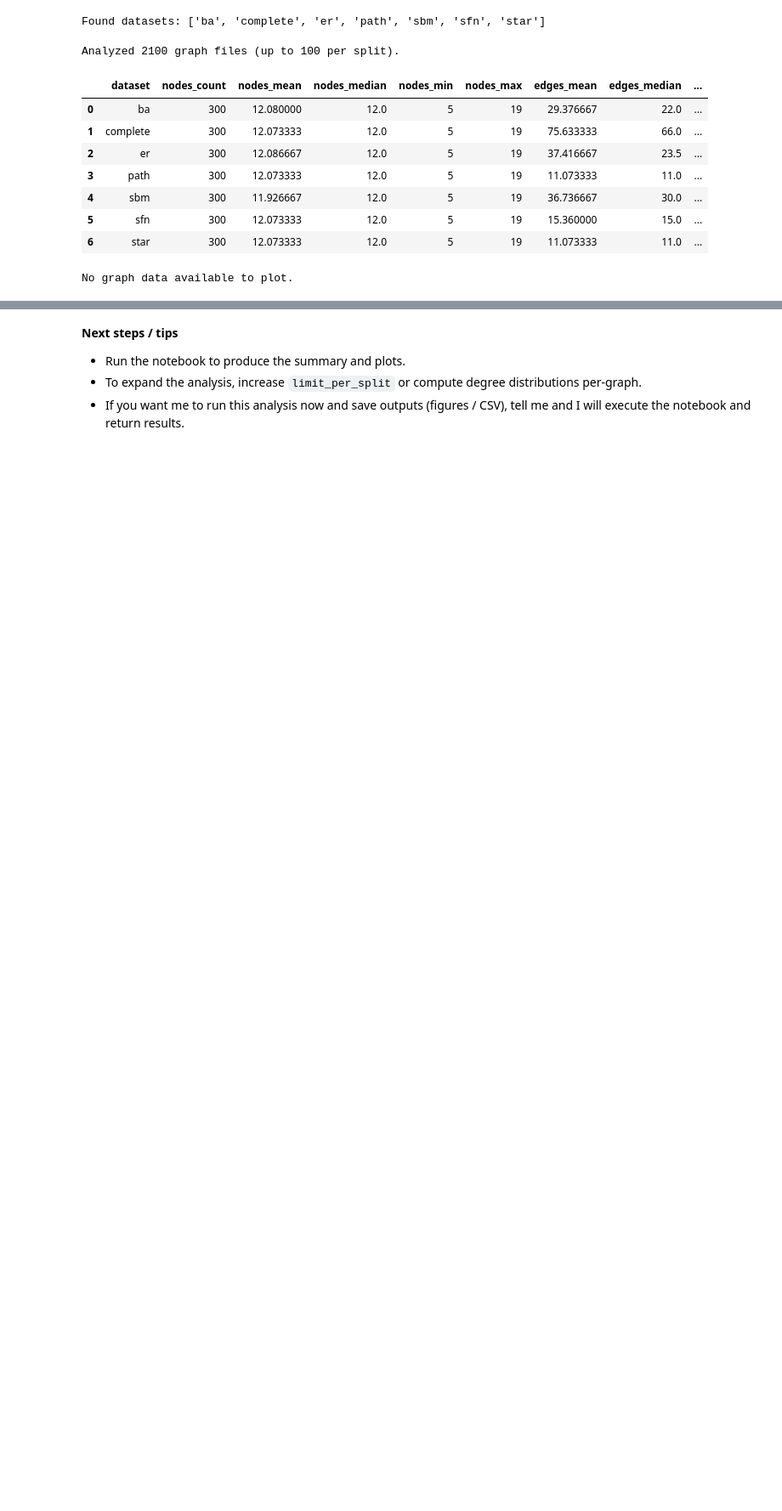
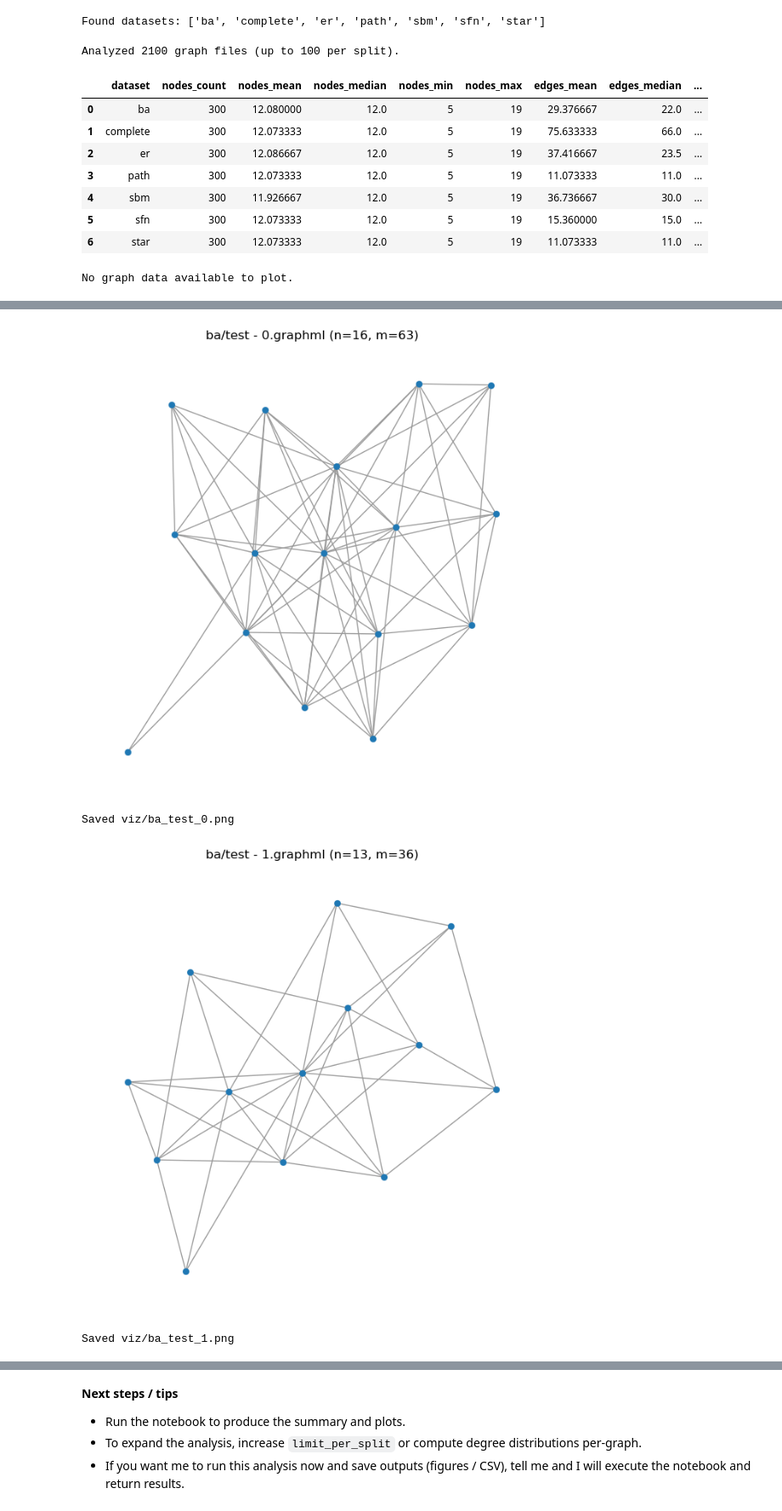
Before and after one commit to youngpark1516/graph-learning-benchmarks, a Jupyter notebook: notebooks/graph_analysis.ipynb, the cells around one changed output, grey strips where cells are left out. Shown at 85% size. Cells and saved outputs as stored; diff of their text form; code cells hidden in the pictures; blank space fills up the shorter version.

```diff
--- a/notebooks/graph_analysis.ipynb
+++ b/notebooks/graph_analysis.ipynb
@@ -142,35 +432,40 @@ No graph data available to plot.
 # %%
 # Visualize a few small graphs using networkx (up to 2 per dataset).
 from pathlib import Path
-viz_out = Path('notebooks/graph_viz_images')
+viz_out = Path('viz')
 viz_out.mkdir(exist_ok=True)
 # use the safe good_mask computed earlier (falls back to path-only if no 'error' column)
 if 'error' in df.columns:
     good_mask = df['path'].notnull() & df['error'].isna()
 else:
     good_mask = df['path'].notnull()
 small = df[good_mask & (df['nodes'] <= 80)] if 'nodes' in df.columns else df[good_mask].head(10)
 if small.empty:
     print('No small graphs found (nodes <= 80). Increase threshold or ensure nodes were computed.')
 else:
     for ds, group in small.groupby('dataset'):
         for _, row in group.head(2).iterrows():
             p = Path(row['path'])
             try:
                 G = nx.read_graphml(p)
             except Exception as e:
                 print('Failed to read', p, e)
                 continue
             # choose a layout - spring for general graphs
             plt.figure(figsize=(6,6))
             try:
                 pos = nx.spring_layout(G, seed=42)
             except Exception:
                 pos = None
             nx.draw(G, pos=pos, node_size=40, linewidths=0.1, edge_color='#999999', node_color='#1f78b4', with_labels=False)
             title = f"{ds}/{row.get('split','?')} - {p.name} (n={row.get('nodes','?')}, m={row.get('edges','?')})"
             plt.title(title)
             out = viz_out / f"{ds}_{row.get('split','')}_{p.stem}.png"
             plt.savefig(out, dpi=150, bbox_inches='tight')
             plt.show()
             print('Saved', out)
+# %% [output]
+[figure, added]
+Saved viz/ba_test_0.png
+[figure, added]
+Saved viz/ba_test_1.png
```
Also changed, not shown: parts of 8 cells of this notebook, 36 other files.
